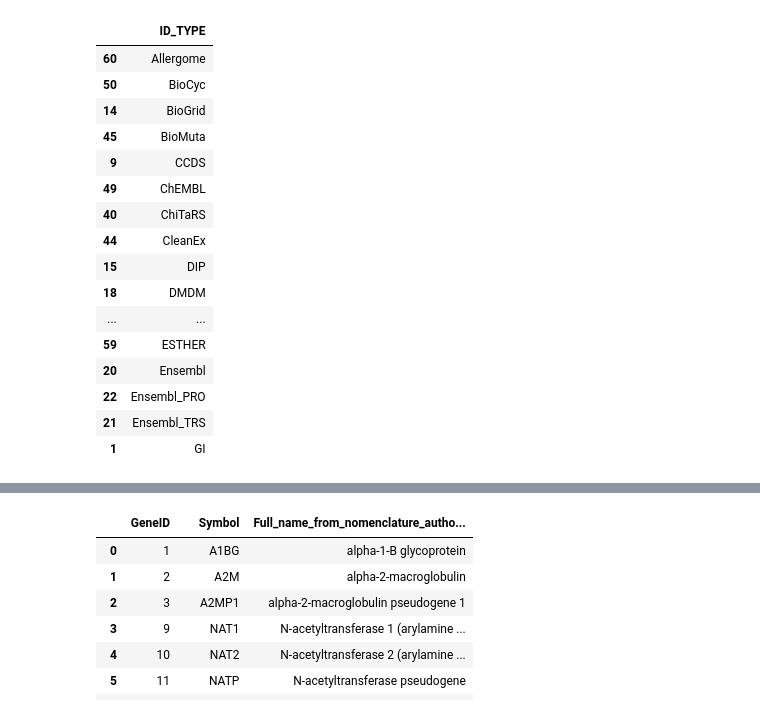
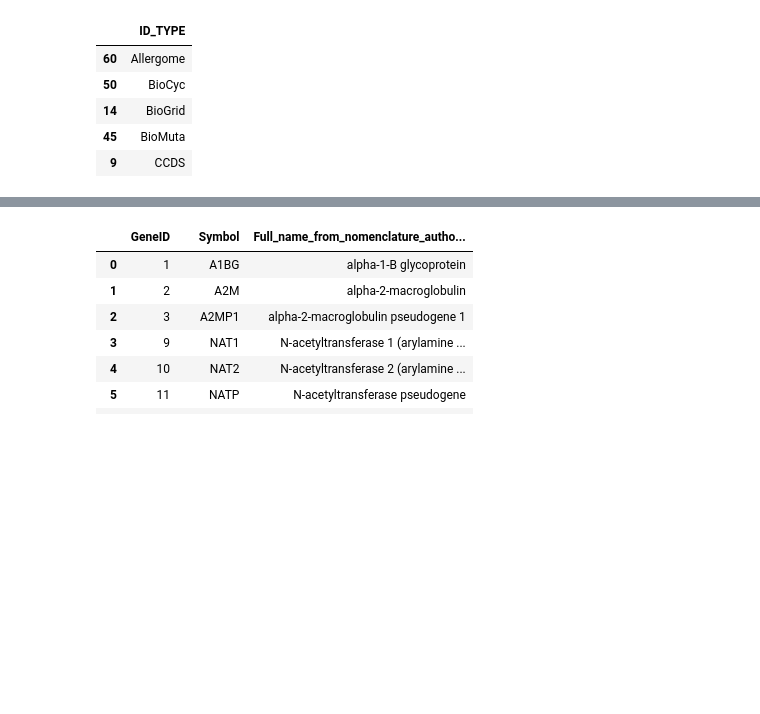
Before and after one commit to cytoscape-ci/service-idmapping, a Jupyter notebook: data/human_data_test.ipynb, the cells around one changed output, grey strips where cells are left out. Cells and saved outputs as stored; diff of their text form; code cells hidden in the pictures; blank space fills up the shorter version.

```diff
--- a/data/human_data_test.ipynb
+++ b/data/human_data_test.ipynb
@@ -2,30 +2,21 @@
 import pandas as pd
 import json
 # %%
-human1 = pd.read_csv('./HUMAN_9606_idmapping.dat', sep="\t", names=["UniProtKB-AC", "ID_type", "ID"])
+# Base ID Mapping Table from Uniprot
+human1 = pd.read_csv('./HUMAN_9606_idmapping.dat.txt', sep="\t", names=["UniProtKB-AC", "ID_type", "ID"])
 # %%
 id_types = pd.unique(human1["ID_type"])
 
 types = pd.DataFrame(id_types)
 types.columns = ["ID_TYPE"]
+
 types = types.sort_values("ID_TYPE")
-types.head(20)
+types.head()
 # %% [output]
 |  | ID_TYPE |
 | 60 | Allergome |
 | 50 | BioCyc |
 | 14 | BioGrid |
 | 45 | BioMuta |
 | 9 | CCDS |
-| 49 | ChEMBL |
-| 40 | ChiTaRS |
-| 44 | CleanEx |
-| 15 | DIP |
-| 18 | DMDM |
-| ... | ... |
-| 59 | ESTHER |
-| 20 | Ensembl |
-| 22 | Ensembl_PRO |
-| 21 | Ensembl_TRS |
-| 1 | GI |
 # %%
```
Also changed, not shown: parts of 7 cells of this notebook, 11 other files.
